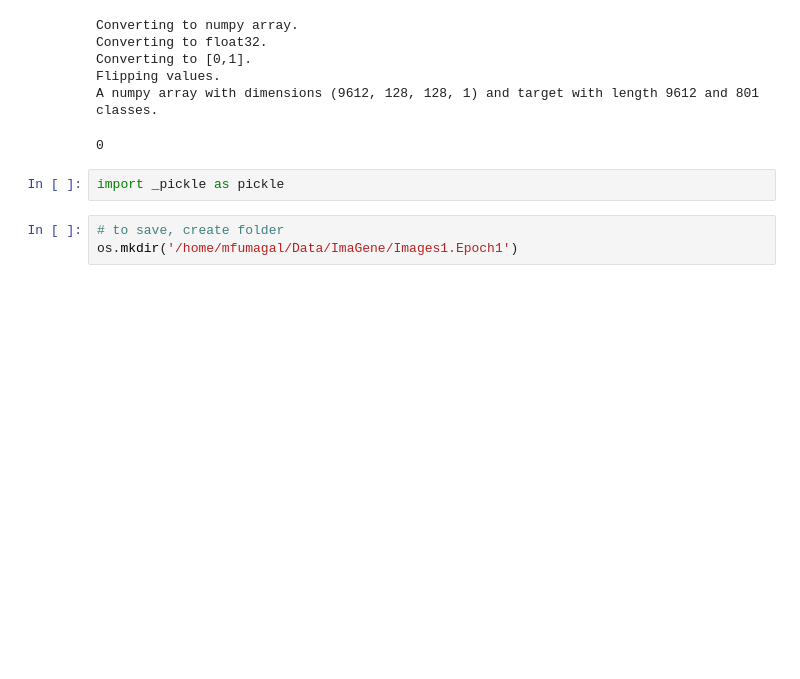
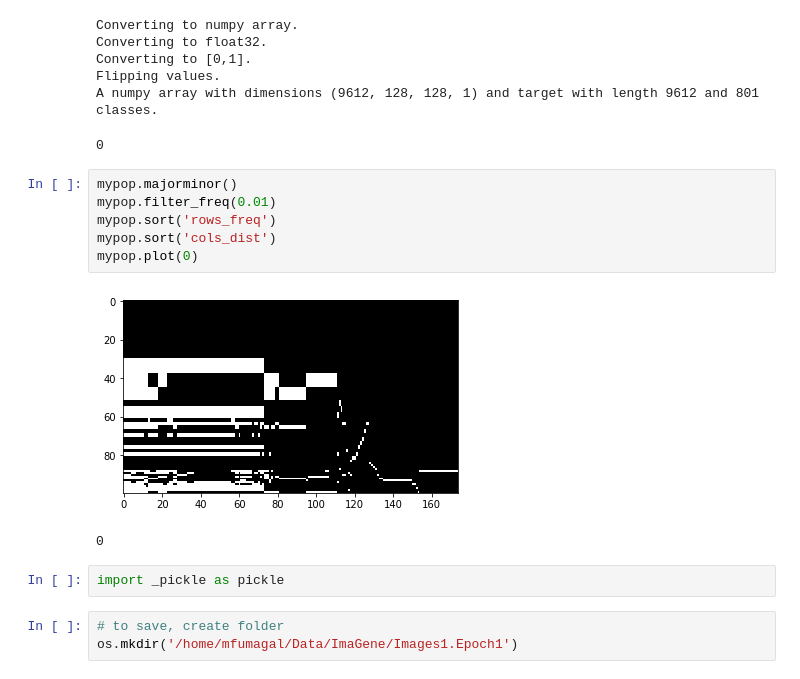
Before and after one commit to mfumagalli/ImaGene, a Jupyter notebook: Tutorial.ipynb, the cells around one changed output. Cells and saved outputs as stored; diff of their text form; blank space fills up the shorter version.

Commit message:
switch sort cols

```diff
--- a/Tutorial.ipynb
+++ b/Tutorial.ipynb
@@ -64,6 +61,15 @@ Converting to [0,1].
 Flipping values.
 A numpy array with dimensions (9612, 128, 128, 1) and target with length 9612 and 801 classes.
 0
+# %%
+mypop.majorminor()
+mypop.filter_freq(0.01)
+mypop.sort('rows_freq')
+mypop.sort('cols_dist')
+mypop.plot(0)
+# %% [output]
+[figure, added]
+0
 # %%
 import _pickle as pickle
 # %%
```
Also changed, not shown: parts of 8 cells of this notebook, 3 other files.
